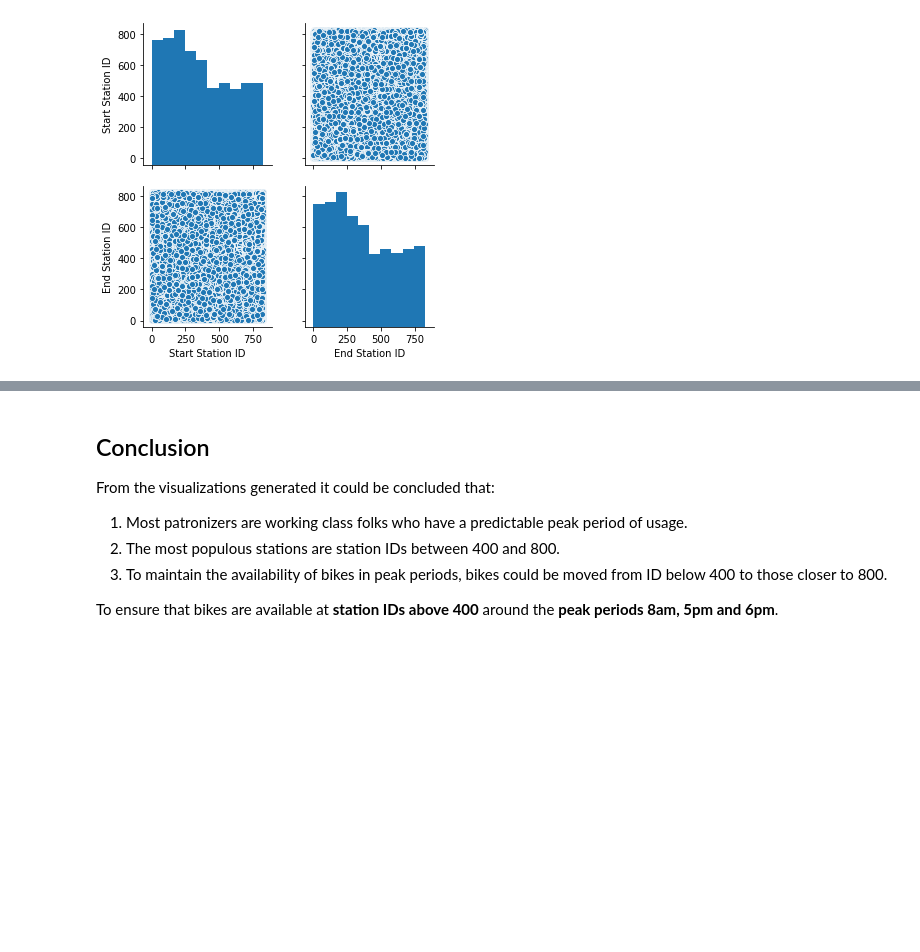
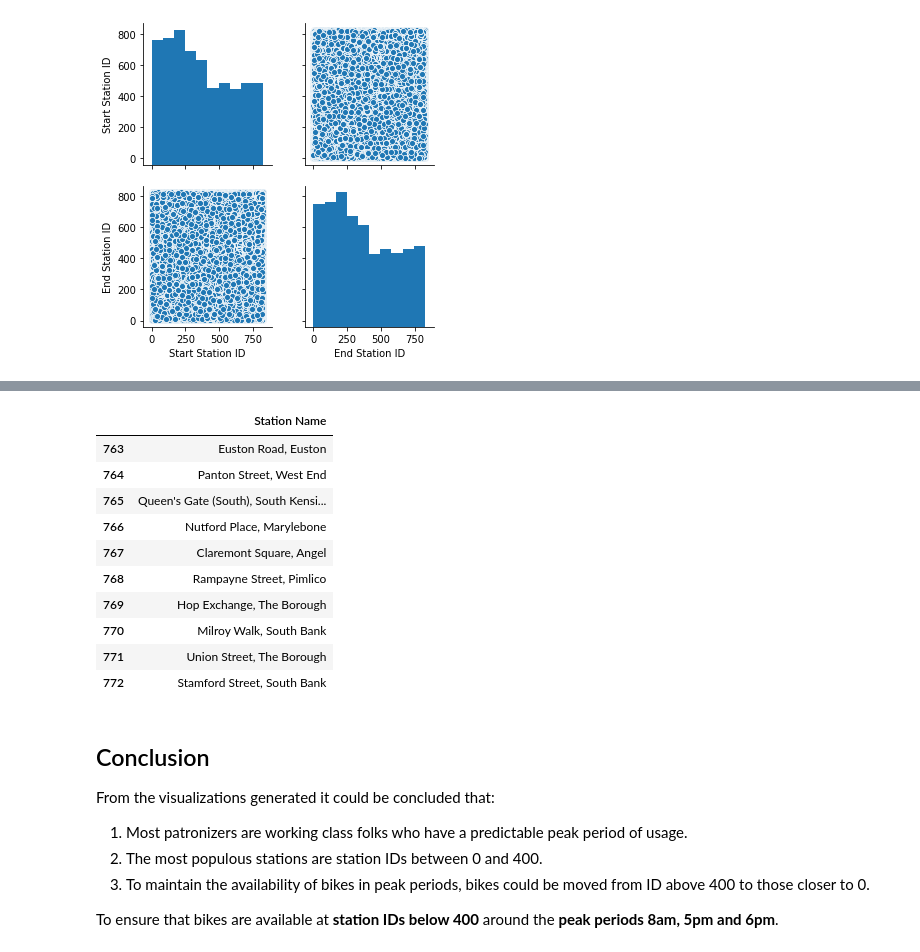
Before and after one commit to momills/elu_notebooks, a Jupyter notebook: M2/M2_W5_PROJECT_Michael_O_Mills.ipynb, the cells around one changed output, grey strips where cells are left out. Cells and saved outputs as stored; diff of their text form; code cells hidden in the pictures; blank space fills up the shorter version.

```diff
--- a/M2/M2_W5_PROJECT_Michael_O_Mills.ipynb
+++ b/M2/M2_W5_PROJECT_Michael_O_Mills.ipynb
@@ -142,9 +165,24 @@ sns.rugplot(df1['Start Hour']);
+# %%
+#last 10 stations of first 400 stations
+df2[df2['Station ID'] < 400][['Station Name']].tail(10)
+# %% [output]
+|  | Station Name |
+| 763 | Euston Road, Euston |
+| 764 | Panton Street, West End |
+| 765 | Queen's Gate (South), South Kensi... |
+| 766 | Nutford Place, Marylebone |
+| 767 | Claremont Square, Angel |
+| 768 | Rampayne Street, Pimlico |
+| 769 | Hop Exchange, The Borough |
+| 770 | Milroy Walk, South Bank |
+| 771 | Union Street, The Borough |
+| 772 | Stamford Street, South Bank |
 # %% [markdown]
 ## Conclusion
 
 From the visualizations generated it could be concluded that:
 1. Most patronizers are working class folks who have a predictable peak period of usage.
-2. The most populous stations are station IDs between 400 and 800.
-3. To maintain the availability of bikes in peak periods, bikes could be moved from ID below 400 to those closer to 800.
+2. The most populous stations are station IDs between 0 and 400.
+3. To maintain the availability of bikes in peak periods, bikes could be moved from ID above 400 to those closer to 0.
 
-To ensure that bikes are available at **station IDs above 400** around the **peak periods 8am, 5pm and 6pm**.
+To ensure that bikes are available at **station IDs below 400** around the **peak periods 8am, 5pm and 6pm**.
```
Also changed, not shown: parts of 9 cells of this notebook, 1 other file.
